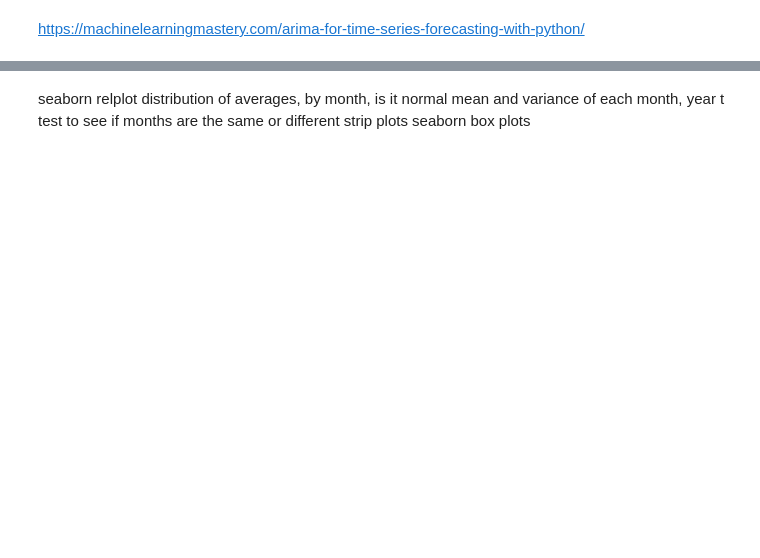
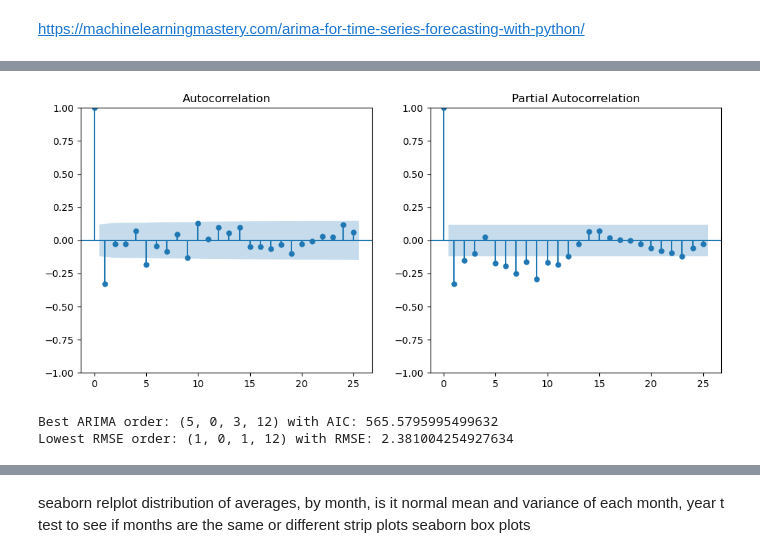
Before and after one commit to CeamanCollins/PFDA, a Jupyter notebook: project/project.ipynb, the cells around one changed output, grey strips where cells are left out. Drawn from its saved outputs; the diff is of its cells as text; code cells hidden in the pictures; blank space fills up the shorter version.

```diff
--- a/project/project.ipynb
+++ b/project/project.ipynb
@@ -73,0 +139,8 @@ https://machinelearningmastery.com/arima-for-time-series-forecasting-with-python
+# %%
+fig, axes = plt.subplots(1,2, figsize=(12,5))
+
+plot_acf(ts_diff, ax=axes[0])
+plot_pacf(ts_diff, ax=axes[1])
+plt.show()
+# %% [output]
+[figure, added]
@@ -73,0 +151,35 @@ https://machinelearningmastery.com/arima-for-time-series-forecasting-with-python
+# %%
+p = range(0, 6)
+d = [0]
+q = range(0, 4)
+s = [12]
+pdqs = list(itertools.product(p, d, q, s))
+
+best_aic = np.inf
+best_order = None
+best_model = None
+lowest_rmse = np.inf
+lowest_error_order = None
+
+for order in pdqs:
+    try:
+        model = ARIMA(y_train, seasonal_order=order, enforce_stationarity=False, enforce_invertibility=False, trend='ct', freq='MS')
+        results = model.fit(method_kwargs={'maxiter':300})
+        if results.aic < best_aic:
+            best_aic = results.aic
+            best_order = order
+            best_model = results
+        rmse = sqrt(mean_squared_error(y_validation, results.forecast(steps=len(y_validation))))
+        if rmse < lowest_rmse:
+            lowest_rmse = rmse
+            lowest_error_order = order
+
+    except Exception as e:
+        print(f'Error for order {order}: {e}')
+
+
+print(f'Best ARIMA order: {best_order} with AIC: {best_aic}')
+print(f'Lowest RMSE order: {lowest_error_order} with RMSE: {lowest_rmse}')
+# %% [output]
+Best ARIMA order: (5, 0, 3, 12) with AIC: 565.5795995499632
+Lowest RMSE order: (1, 0, 1, 12) with RMSE: 2.381004254927634
```
Also changed, not shown: parts of 29 cells of this notebook.
